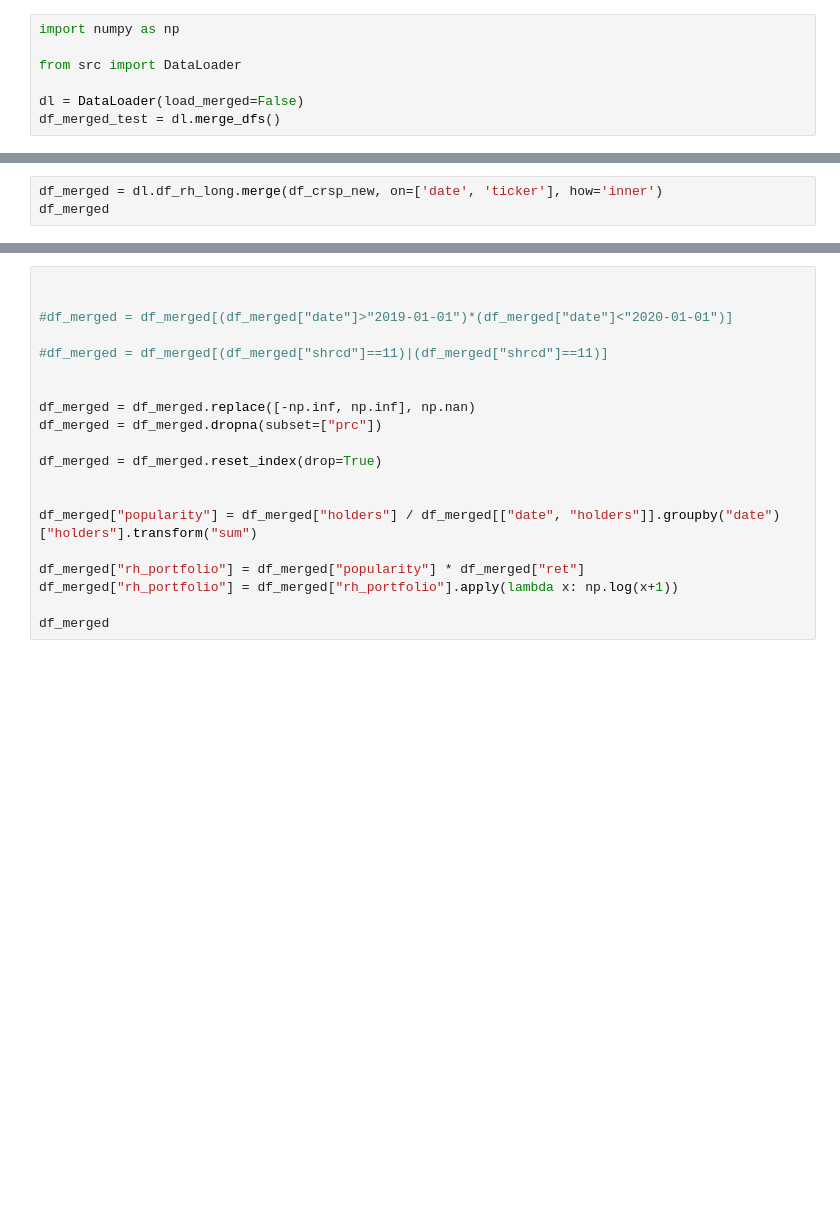
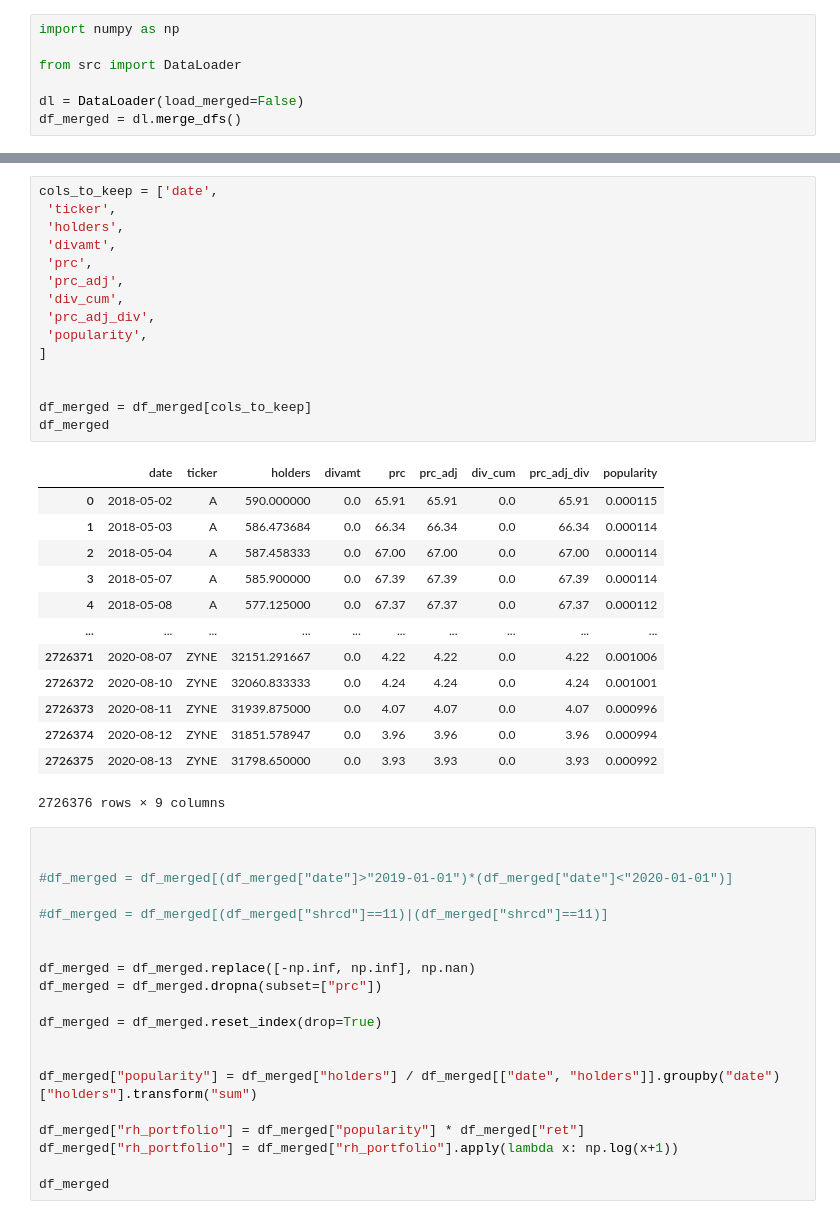
Before and after one commit to FedericoCortesi/Robinhood_data, a Jupyter notebook: notebooks/paper_measures.ipynb, the cells around one changed output, grey strips where cells are left out. Drawn from its saved outputs; the diff is of its cells as text; blank space fills up the shorter version.

```diff
--- a/notebooks/paper_measures.ipynb
+++ b/notebooks/paper_measures.ipynb
@@ -66,5 +32,5 @@ import numpy as np
 from src import DataLoader
 
 dl = DataLoader(load_merged=False)
-df_merged_test = dl.merge_dfs()
+df_merged = dl.merge_dfs()
 # %% [output]
@@ -130,3 +45,0 @@ df_merged_test[df_merged_test["ticker"]=="BIOC"]
-# %%
-df_merged = dl.df_rh_long.merge(df_crsp_new, on=['date', 'ticker'], how='inner')
-df_merged
@@ -147,3 +66,32 @@ df_merged
+# %%
+cols_to_keep = ['date',
+ 'ticker',
+ 'holders',
+ 'divamt',
+ 'prc',
+ 'prc_adj',
+ 'div_cum',
+ 'prc_adj_div',
+ 'popularity',
+]
+
+
+df_merged = df_merged[cols_to_keep]
+df_merged
+# %% [output]
+|  | date | ticker | holders | divamt | prc | prc_adj | div_cum | prc_adj_div | popularity |
+| 0 | 2018-05-02 | A | 590.000000 | 0.0 | 65.91 | 65.91 | 0.0 | 65.91 | 0.000115 |
+| 1 | 2018-05-03 | A | 586.473684 | 0.0 | 66.34 | 66.34 | 0.0 | 66.34 | 0.000114 |
+| 2 | 2018-05-04 | A | 587.458333 | 0.0 | 67.00 | 67.00 | 0.0 | 67.00 | 0.000114 |
+| 3 | 2018-05-07 | A | 585.900000 | 0.0 | 67.39 | 67.39 | 0.0 | 67.39 | 0.000114 |
+| 4 | 2018-05-08 | A | 577.125000 | 0.0 | 67.37 | 67.37 | 0.0 | 67.37 | 0.000112 |
+| ... | ... | ... | ... | ... | ... | ... | ... | ... | ... |
+| 2726371 | 2020-08-07 | ZYNE | 32151.291667 | 0.0 | 4.22 | 4.22 | 0.0 | 4.22 | 0.001006 |
+| 2726372 | 2020-08-10 | ZYNE | 32060.833333 | 0.0 | 4.24 | 4.24 | 0.0 | 4.24 | 0.001001 |
+| 2726373 | 2020-08-11 | ZYNE | 31939.875000 | 0.0 | 4.07 | 4.07 | 0.0 | 4.07 | 0.000996 |
+| 2726374 | 2020-08-12 | ZYNE | 31851.578947 | 0.0 | 3.96 | 3.96 | 0.0 | 3.96 | 0.000994 |
+| 2726375 | 2020-08-13 | ZYNE | 31798.650000 | 0.0 | 3.93 | 3.93 | 0.0 | 3.93 | 0.000992 |
+2726376 rows × 9 columns
 # %%
 
 
```
Also changed, not shown: parts of 17 cells of this notebook, 3 other files.
